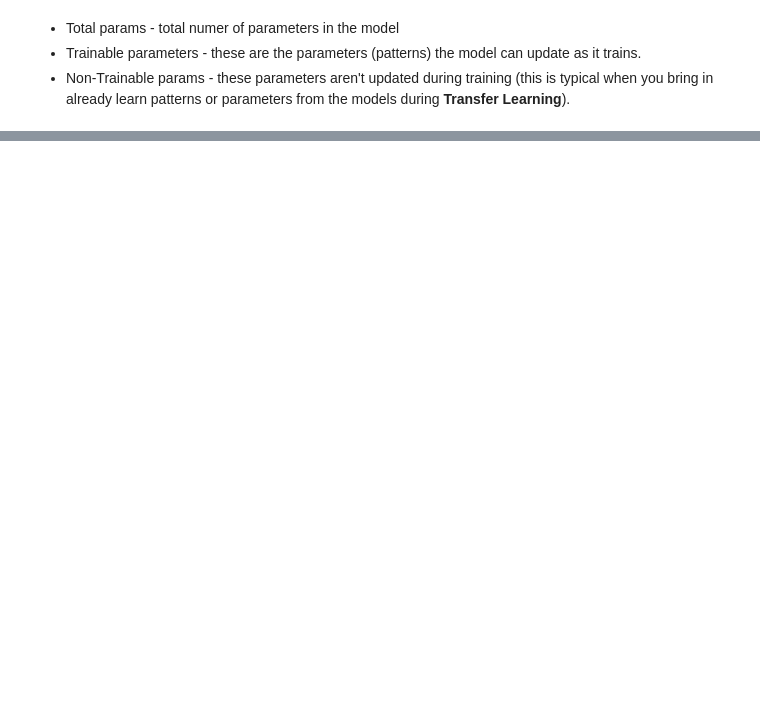
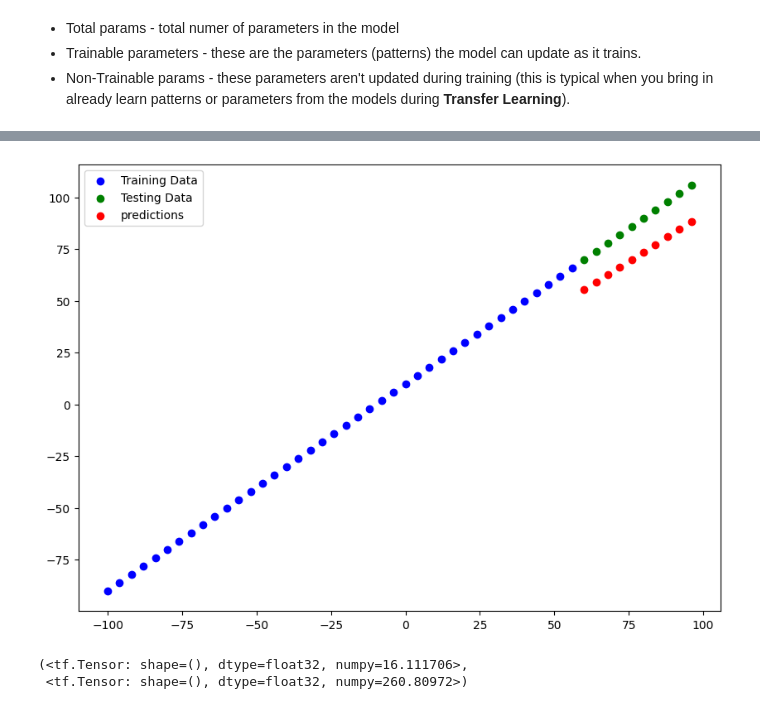
Before and after one commit to VBsaini/AI-Ml-udemy-ZTM, a Jupyter notebook: 01_neural_network_regression.ipynb, the cells around one changed output, grey strips where cells are left out. Drawn from its saved outputs; the diff is of its cells as text; code cells hidden in the pictures; blank space fills up the shorter version.

```diff
--- a/01_neural_network_regression.ipynb
+++ b/01_neural_network_regression.ipynb
@@ -356,0 +437,16 @@ Model: "sequential_12"
+# %%
+# set random seed
+tf.random.set_seed(42)
+
+# create
+model_1 = tf.keras.Sequential([
+    tf.keras.layers.Dense(1, input_shape=[1])
+])
+
+# compile the model
+model_1.compile(loss=tf.keras.losses.mae,
+                optimizer=tf.keras.optimizers.SGD(),
+                metrics=["mae"] )
+
+# fit the mode
+model_1.fit(X_train, y_train, epochs=100, verbose=0)
@@ -356,0 +455,3 @@ Model: "sequential_12"
+# %%
+ # make amd plot and prediction for model_1
+y_preds_1 = model_1.predict(X_test)
@@ -356,0 +460,9 @@ Model: "sequential_12"
+# %%
+plot_pred(X_train, y_train, X_test, y_test, y_preds_1)
+# %% [output]
+[figure, added]
+# %%
+(mae(y_test, tf.squeeze(y_preds_1)), mse(y_test, tf.squeeze(y_preds_1)))
+# %% [output]
+(<tf.Tensor: shape=(), dtype=float32, numpy=16.111706>,
+ <tf.Tensor: shape=(), dtype=float32, numpy=260.80972>)
```
Also changed, not shown: parts of 23 cells of this notebook.
